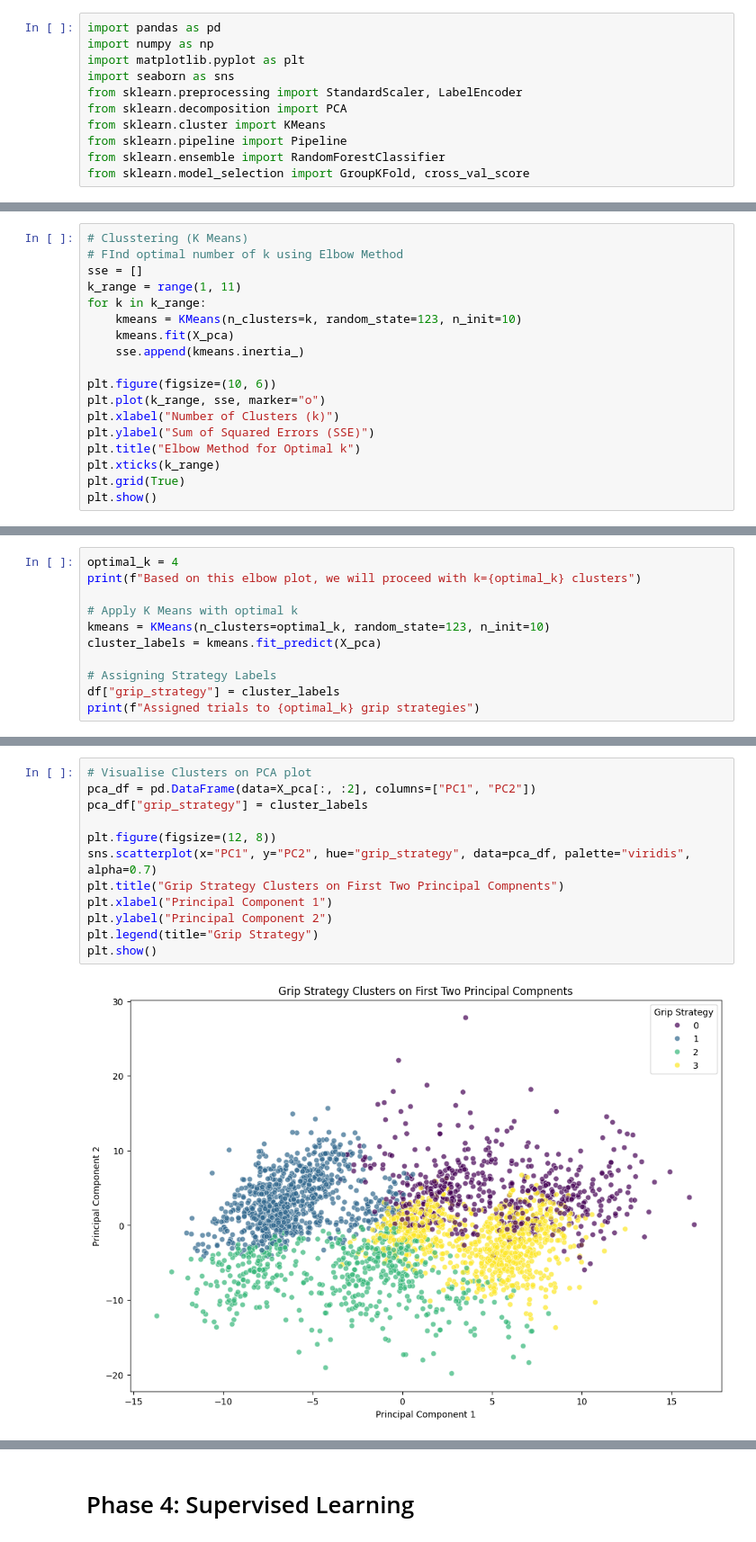
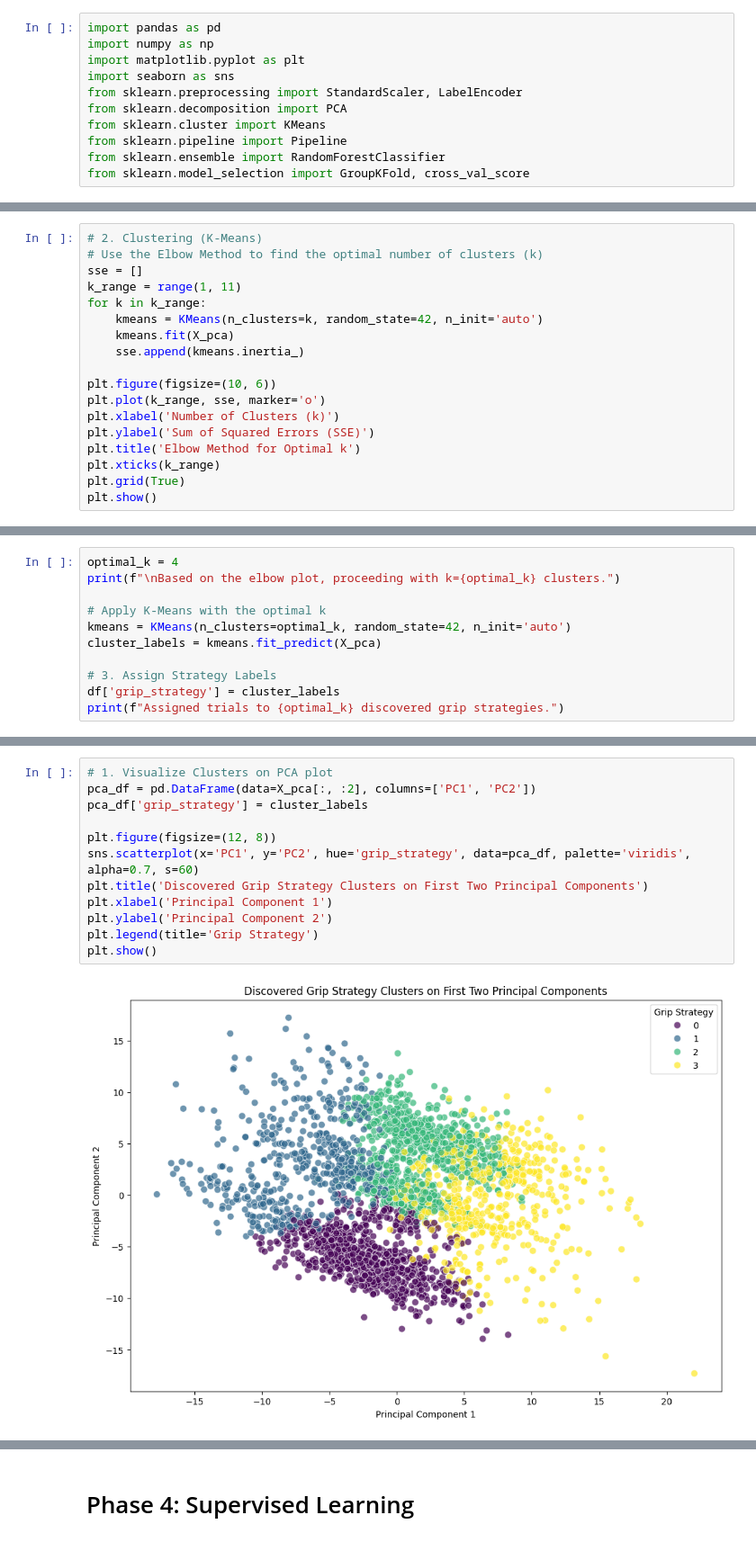
Before and after one commit to BhargavKumarNath/Classifying-Grip-Strategies-Using-Machine-Learning-, a Jupyter notebook: notebooks/02_ml_model_prehension.ipynb, the cells around one changed output, grey strips where cells are left out. Shown at 90% size. Drawn from its saved outputs; the diff is of its cells as text.

```diff
--- a/notebooks/02_ml_model_prehension.ipynb
+++ b/notebooks/02_ml_model_prehension.ipynb
@@ -96,18 +96,18 @@ Data transformed using PCA into 43 components
 # %%
-# Clusstering (K Means)
-# FInd optimal number of k using Elbow Method
+# 2. Clustering (K-Means)
+# Use the Elbow Method to find the optimal number of clusters (k)
 sse = []
 k_range = range(1, 11)
 for k in k_range:
-    kmeans = KMeans(n_clusters=k, random_state=123, n_init=10)
+    kmeans = KMeans(n_clusters=k, random_state=42, n_init='auto')
     kmeans.fit(X_pca)
     sse.append(kmeans.inertia_)
 
 plt.figure(figsize=(10, 6))
-plt.plot(k_range, sse, marker="o")
-plt.xlabel("Number of Clusters (k)")
-plt.ylabel("Sum of Squared Errors (SSE)")
-plt.title("Elbow Method for Optimal k")
+plt.plot(k_range, sse, marker='o')
+plt.xlabel('Number of Clusters (k)')
+plt.ylabel('Sum of Squared Errors (SSE)')
+plt.title('Elbow Method for Optimal k')
 plt.xticks(k_range)
 plt.grid(True)
 plt.show()
@@ -116,12 +116,12 @@ plt.show()
 # %%
 optimal_k = 4
-print(f"Based on this elbow plot, we will proceed with k={optimal_k} clusters")
+print(f"\nBased on the elbow plot, proceeding with k={optimal_k} clusters.")
 
-# Apply K Means with optimal k
-kmeans = KMeans(n_clusters=optimal_k, random_state=123, n_init=10)
+# Apply K-Means with the optimal k
+kmeans = KMeans(n_clusters=optimal_k, random_state=42, n_init='auto')
 cluster_labels = kmeans.fit_predict(X_pca)
 
-# Assigning Strategy Labels
-df["grip_strategy"] = cluster_labels
-print(f"Assigned trials to {optimal_k} grip strategies")
+# 3. Assign Strategy Labels
+df['grip_strategy'] = cluster_labels
+print(f"Assigned trials to {optimal_k} discovered grip strategies.")
 # %% [output]
@@ -132,14 +132,14 @@ Assigned trials to 4 grip strategies
 # %%
-# Visualise Clusters on PCA plot
-pca_df = pd.DataFrame(data=X_pca[:, :2], columns=["PC1", "PC2"])
-pca_df["grip_strategy"] = cluster_labels
+# 1. Visualize Clusters on PCA plot
+pca_df = pd.DataFrame(data=X_pca[:, :2], columns=['PC1', 'PC2'])
+pca_df['grip_strategy'] = cluster_labels
 
 plt.figure(figsize=(12, 8))
-sns.scatterplot(x="PC1", y="PC2", hue="grip_strategy", data=pca_df, palette="viridis", alpha=0.7)
-plt.title("Grip Strategy Clusters on First Two Principal Compnents")
-plt.xlabel("Principal Component 1")
-plt.ylabel("Principal Component 2")
-plt.legend(title="Grip Strategy")
+sns.scatterplot(x='PC1', y='PC2', hue='grip_strategy', data=pca_df, palette='viridis', alpha=0.7, s=60)
+plt.title('Discovered Grip Strategy Clusters on First Two Principal Components')
+plt.xlabel('Principal Component 1')
+plt.ylabel('Principal Component 2')
+plt.legend(title='Grip Strategy')
 plt.show()
 # %% [output]
-[figure, old version]
+[figure, new version]
```
Also changed, not shown: parts of 26 cells of this notebook, 1 other file.
